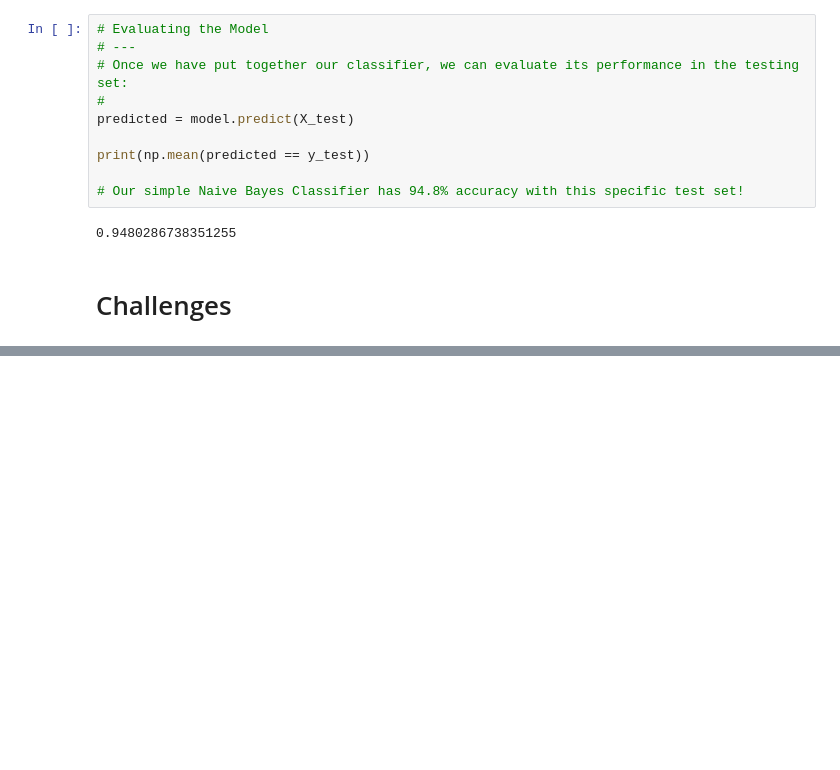
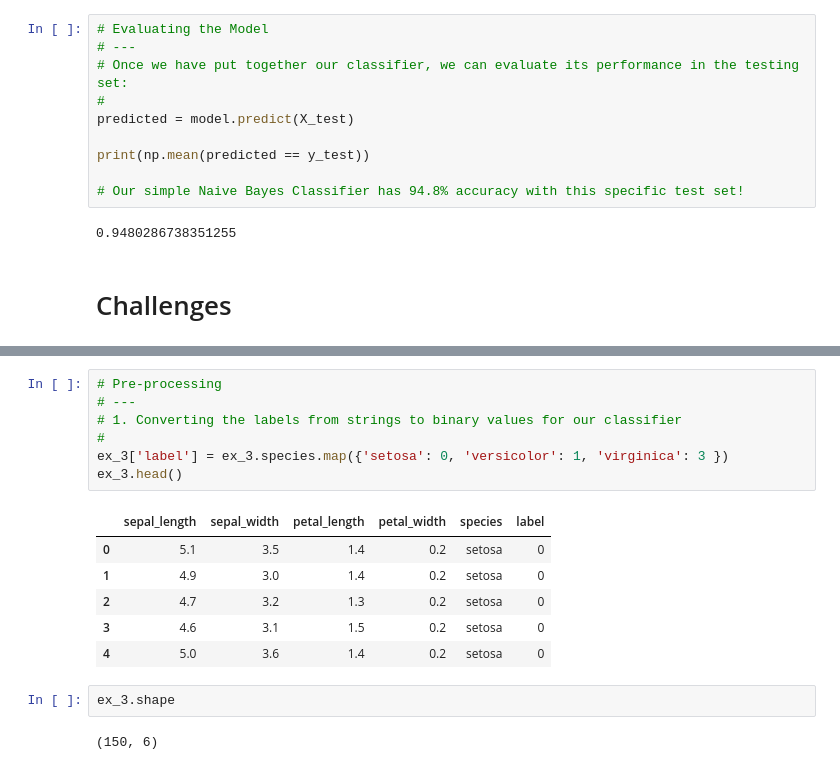
Before and after one commit to ch1b4d4/Python, a Jupyter notebook: Pvalues/bayes_theorem.ipynb, the cells around one changed output, grey strips where cells are left out. Saved outputs shown, nothing was run; the diff lists cells and outputs as text; blank space fills up the shorter version.

```diff
--- a/Pvalues/bayes_theorem.ipynb
+++ b/Pvalues/bayes_theorem.ipynb
@@ -235,0 +317,18 @@ OUR CODE GOES HERE
+# %%
+# Pre-processing
+# ---
+# 1. Converting the labels from strings to binary values for our classifier
+#
+ex_3['label'] = ex_3.species.map({'setosa': 0, 'versicolor': 1, 'virginica': 3 })
+ex_3.head()
+# %% [output]
+|  | sepal_length | sepal_width | petal_length | petal_width | species | label |
+| 0 | 5.1 | 3.5 | 1.4 | 0.2 | setosa | 0 |
+| 1 | 4.9 | 3.0 | 1.4 | 0.2 | setosa | 0 |
+| 2 | 4.7 | 3.2 | 1.3 | 0.2 | setosa | 0 |
+| 3 | 4.6 | 3.1 | 1.5 | 0.2 | setosa | 0 |
+| 4 | 5.0 | 3.6 | 1.4 | 0.2 | setosa | 0 |
+# %%
+ex_3.shape
+# %% [output]
+(150, 6)
```
Also changed, not shown: parts of 9 cells of this notebook, 5 other files.
